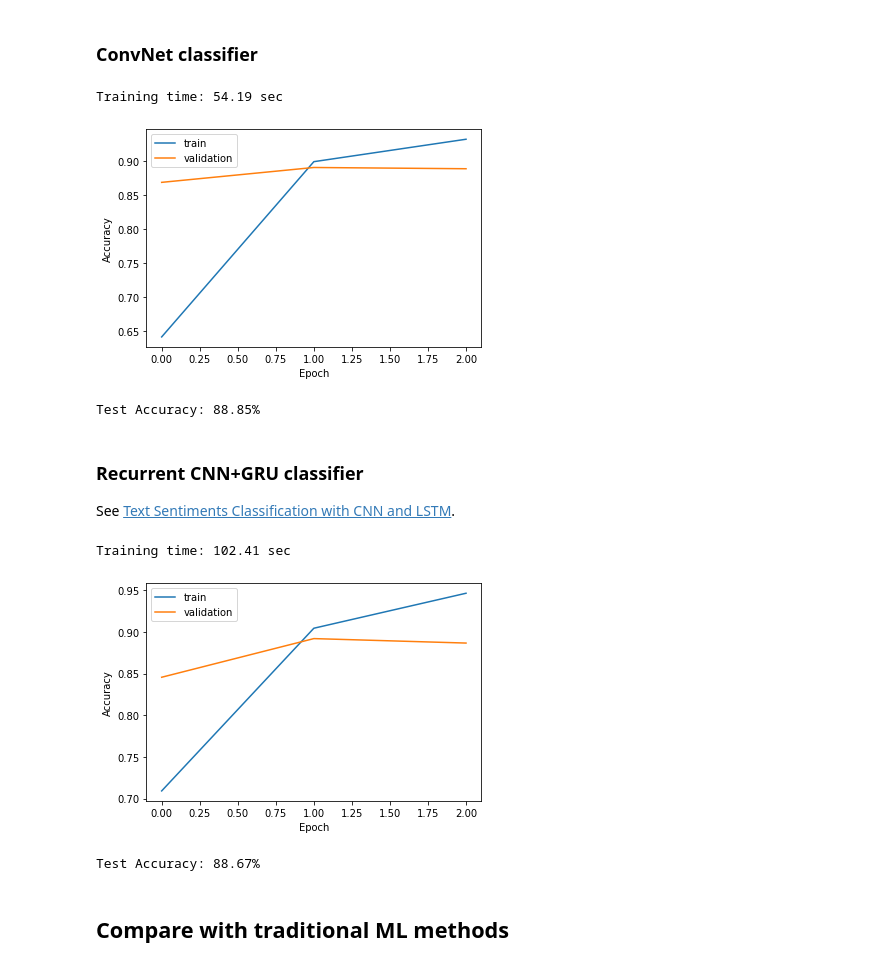
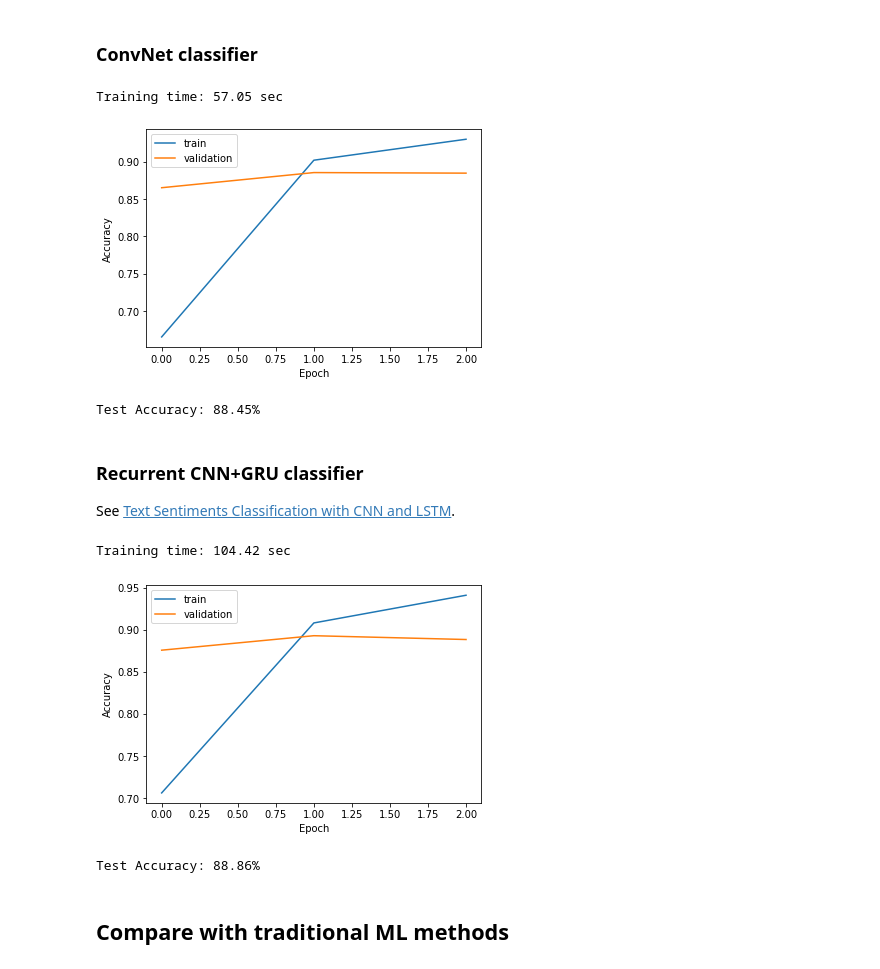
Before and after one commit to jhagelback/ml-sk, a Jupyter notebook: Keras/IMDB sentiment analysis.ipynb, the cells around one changed output. Drawn from its saved outputs; the diff is of its cells as text; code cells hidden in the pictures.

```diff
--- a/Keras/IMDB sentiment analysis.ipynb
+++ b/Keras/IMDB sentiment analysis.ipynb
@@ -133,16 +133,16 @@ model.add(Embedding(input_dim=top_words, output_dim=embedding_size, input_length
 model.add(Conv1D(filters=64, kernel_size=5, padding="same", activation="relu", kernel_initializer="he_uniform"))
 model.add(MaxPooling1D())
 model.add(Flatten())
-model.add(Dense(128, activation="relu"))
+model.add(Dense(128, activation="relu", kernel_initializer="he_uniform"))
 model.add(Dropout(0.4))
 model.add(Dense(1, activation="sigmoid"))
 model.compile(loss="binary_crossentropy", optimizer=Adam(learning_rate=0.001), metrics=["accuracy"])
 
 train_and_evaluate(model, no_epochs=3)
 # %% [output]
-Training time: 54.19 sec
+Training time: 57.05 sec
-[figure, old version]
+[figure, new version]
-Test Accuracy: 88.85%
+Test Accuracy: 88.45%
 # %% [markdown]
 <h3>Recurrent CNN+GRU classifier</h3>
 
@@ -150,27 +150,27 @@ See <a href="https://medium.com/@mrunal68/text-sentiments-classification-with-cn
 # %%
 model = Sequential()
 # Embedding layer
 model.add(Embedding(input_dim=top_words, output_dim=embedding_size, input_length=max_words))
 # ConvNet layer
 model.add(Conv1D(filters=32, kernel_size=5, padding="same", activation="relu", kernel_initializer="he_uniform"))
 model.add(MaxPooling1D())
 model.add(Conv1D(filters=64, kernel_size=5, padding="same", activation="relu", kernel_initializer="he_uniform"))
 model.add(MaxPooling1D())
 # Recurrent layer using GRU
 model.add(GRU(32, return_sequences=True, dropout=0.2, recurrent_dropout=0.2))
 # Fully connected layer
 model.add(Flatten())
-model.add(Dense(128, activation="relu"))
+model.add(Dense(128, activation="relu", kernel_initializer="he_uniform"))
 model.add(Dropout(0.4))
 model.add(Dense(1, activation="sigmoid"))
 
 model.compile(loss="binary_crossentropy", optimizer=Adam(learning_rate=0.005, amsgrad=True), metrics=["accuracy"])
 
 train_and_evaluate(model, no_epochs=3)
 # %% [output]
-Training time: 102.41 sec
+Training time: 104.42 sec
-[figure, old version]
+[figure, new version]
-Test Accuracy: 88.67%
+Test Accuracy: 88.86%
 # %% [markdown]
 <h2>Compare with traditional ML methods</h2>
 # %% [markdown]
```
Also changed, not shown: parts of 4 cells of this notebook, 4 other files.
